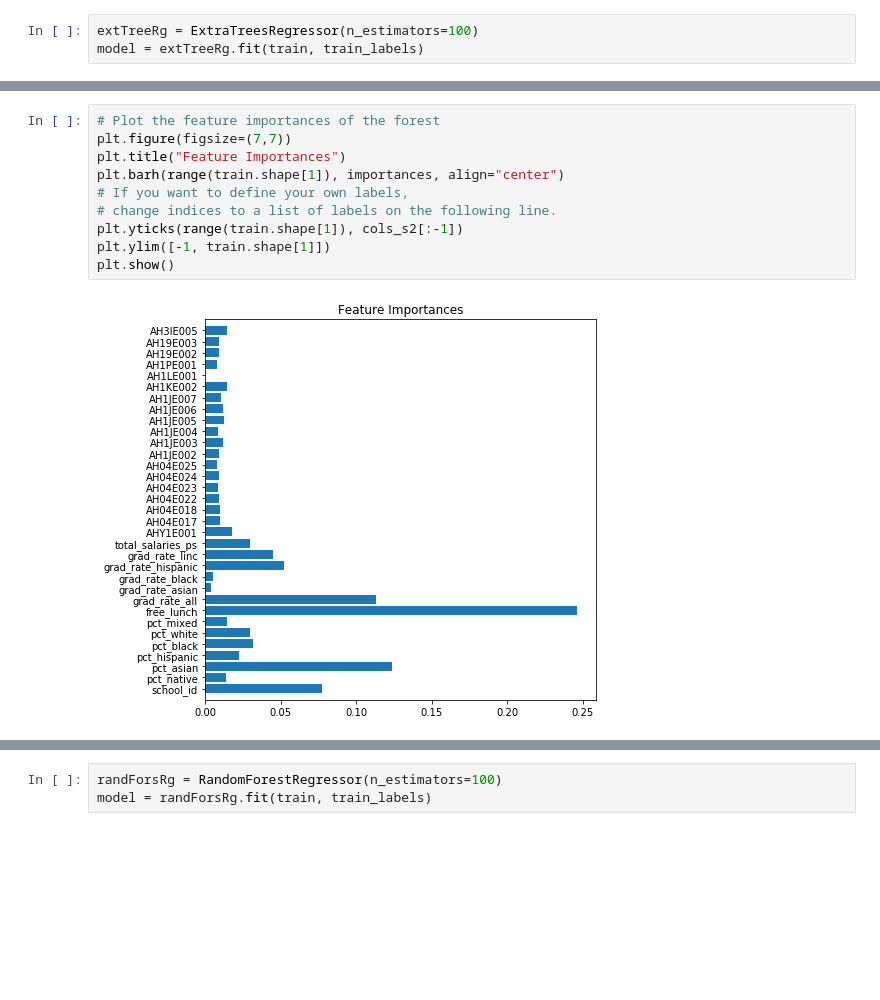
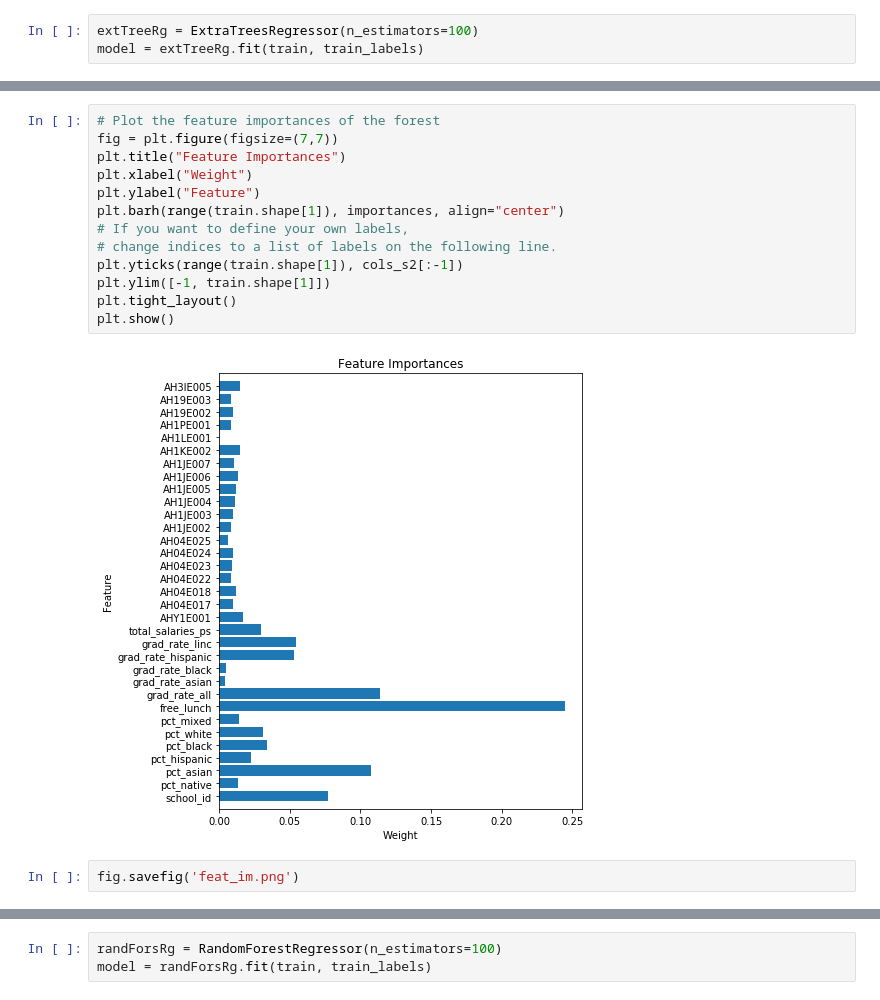
Before and after one commit to samankim/school-zoning, a Jupyter notebook: full_experiments.ipynb, the cells around one changed output, grey strips where cells are left out. Drawn from its saved outputs; the diff is of its cells as text; blank space fills up the shorter version.

```diff
--- a/full_experiments.ipynb
+++ b/full_experiments.ipynb
@@ -214,15 +220,20 @@ print(importances)
 # %%
 # Plot the feature importances of the forest
-plt.figure(figsize=(7,7))
+fig = plt.figure(figsize=(7,7))
 plt.title("Feature Importances")
+plt.xlabel("Weight")
+plt.ylabel("Feature")
 plt.barh(range(train.shape[1]), importances, align="center")
 # If you want to define your own labels,
 # change indices to a list of labels on the following line.
 plt.yticks(range(train.shape[1]), cols_s2[:-1])
 plt.ylim([-1, train.shape[1]])
+plt.tight_layout()
 plt.show()
 # %% [output]
-[figure, old version]
+[figure, new version]
+# %%
+fig.savefig('feat_im.png')
 # %%
 from sklearn.base import clone
 
```
Also changed, not shown: parts of 16 cells of this notebook, 4 other files.
